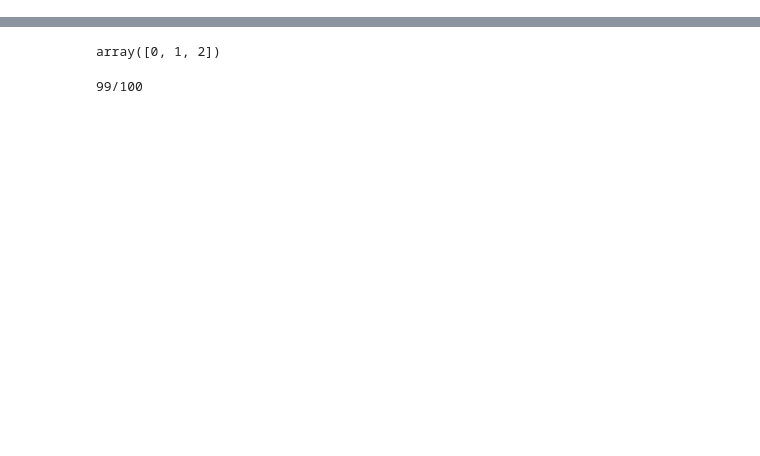
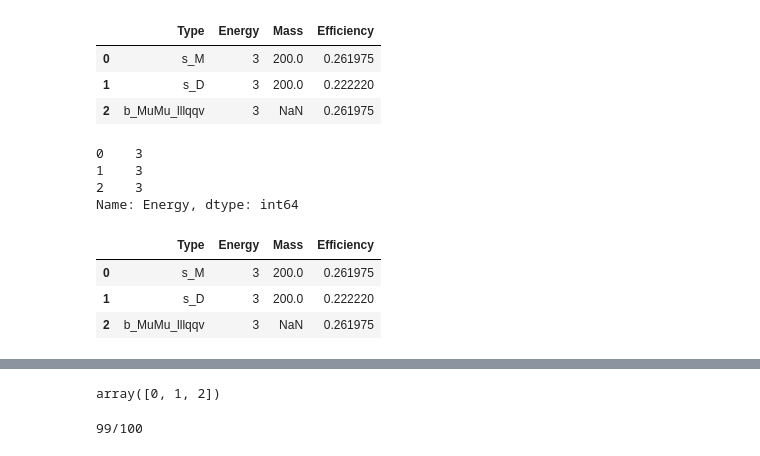
Before and after one commit to arock1/HNL_MuonCollider, a Jupyter notebook: N_ljj_VBF/python/Untitled.ipynb, the cells around one changed output, grey strips where cells are left out. Cells and saved outputs as stored; diff of their text form; code cells hidden in the pictures; blank space fills up the shorter version.

```diff
--- a/N_ljj_VBF/python/Untitled.ipynb
+++ b/N_ljj_VBF/python/Untitled.ipynb
@@ -42,0 +15,22 @@ elif mN_string=='100':
+# %%
+df_eff = pd.read_csv("../data/eff_table.csv")
+df_eff
+# %% [output]
+|  | Type | Energy | Mass | Efficiency |
+| 0 | s_M | 3 | 200.0 | 0.261975 |
+| 1 | s_D | 3 | 200.0 | 0.222220 |
+| 2 | b_MuMu_lllqqv | 3 | NaN | 0.261975 |
+# %%
+df_eff['Energy']
+# %% [output]
+0    3
+1    3
+2    3
+Name: Energy, dtype: int64
+# %%
+df_eff[(df_eff.Energy==cm)]
+# %% [output]
+|  | Type | Energy | Mass | Efficiency |
+| 0 | s_M | 3 | 200.0 | 0.261975 |
+| 1 | s_D | 3 | 200.0 | 0.222220 |
+| 2 | b_MuMu_lllqqv | 3 | NaN | 0.261975 |
```
Also changed, not shown: parts of 24 cells of this notebook, 3 other files.
